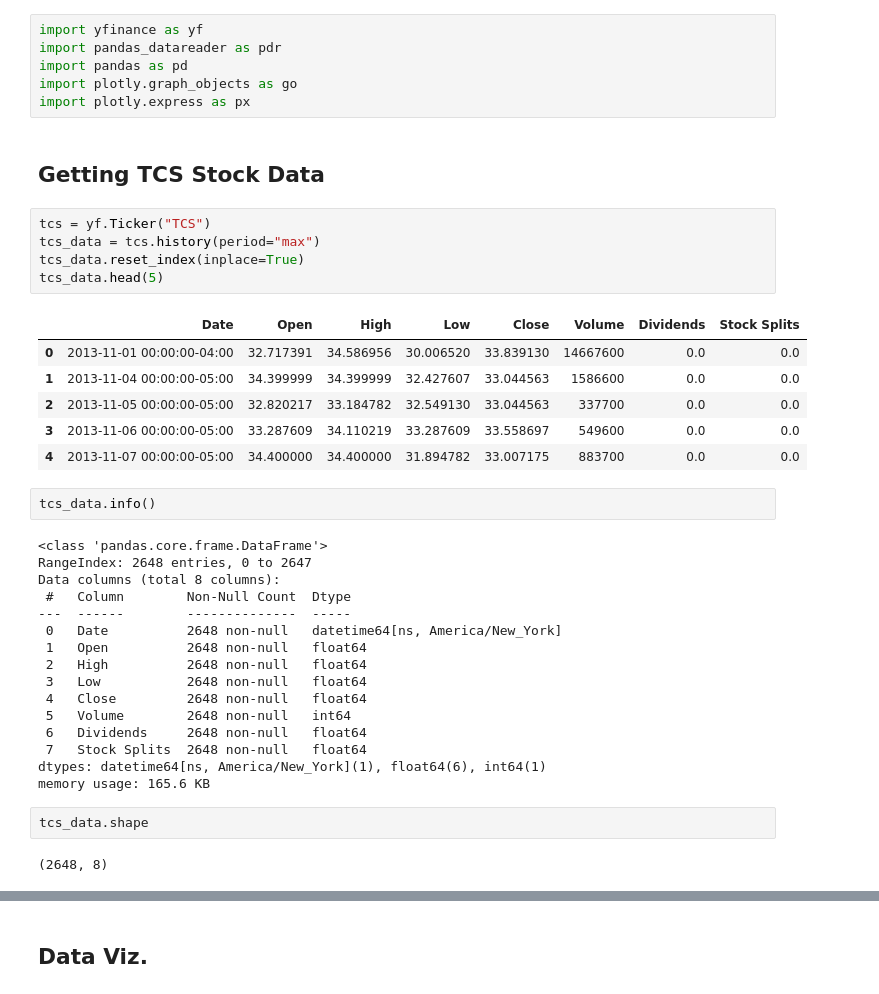
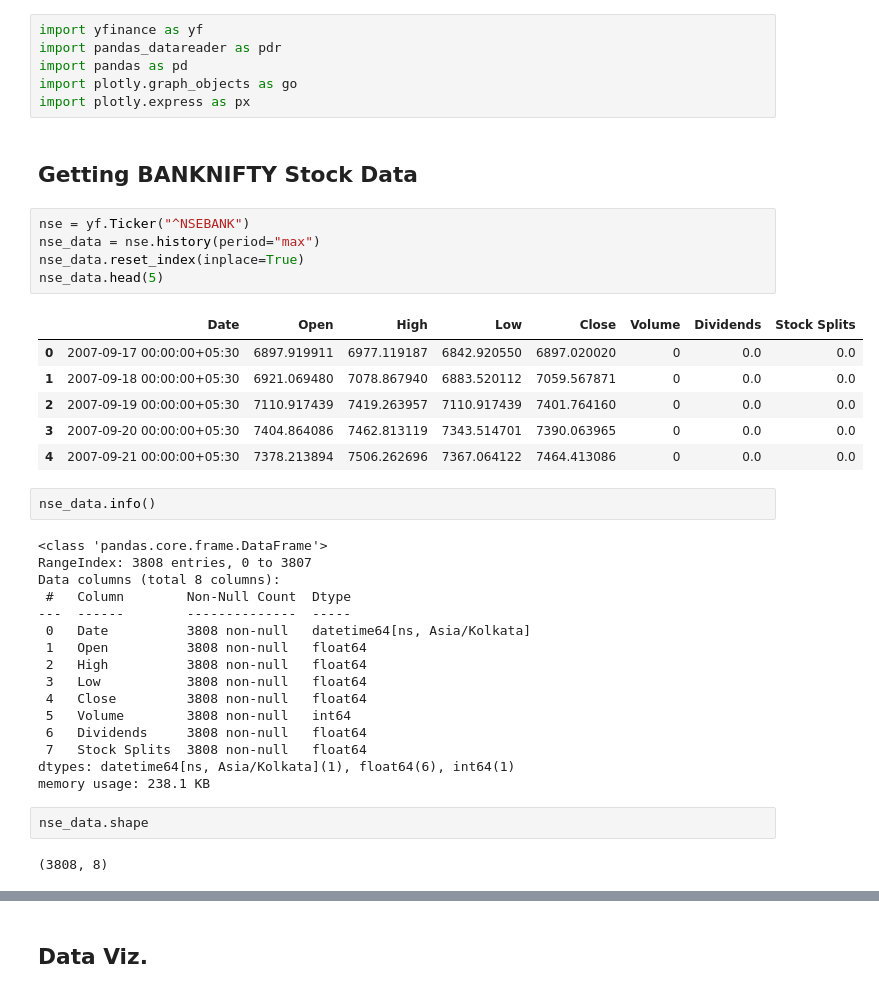
Before and after one commit to VamshiKrsna/Quantalytics, a Jupyter notebook: research.ipynb, the cells around one changed output, grey strips where cells are left out. Drawn from its saved outputs; the diff is of its cells as text.

```diff
--- a/research.ipynb
+++ b/research.ipynb
@@ -38,39 +11,39 @@ import pandas as pd
 import plotly.graph_objects as go
 import plotly.express as px
 # %% [markdown]
-## Getting TCS Stock Data
+## Getting BANKNIFTY Stock Data
 # %%
-tcs = yf.Ticker("TCS")
-tcs_data = tcs.history(period="max")
-tcs_data.reset_index(inplace=True)
-tcs_data.head(5)
+nse = yf.Ticker("^NSEBANK")
+nse_data = nse.history(period="max")
+nse_data.reset_index(inplace=True)
+nse_data.head(5)
 # %% [output]
 |  | Date | Open | High | Low | Close | Volume | Dividends | Stock Splits |
-| 0 | 2013-11-01 00:00:00-04:00 | 32.717391 | 34.586956 | 30.006520 | 33.839130 | 14667600 | 0.0 | 0.0 |
-| 1 | 2013-11-04 00:00:00-05:00 | 34.399999 | 34.399999 | 32.427607 | 33.044563 | 1586600 | 0.0 | 0.0 |
-| 2 | 2013-11-05 00:00:00-05:00 | 32.820217 | 33.184782 | 32.549130 | 33.044563 | 337700 | 0.0 | 0.0 |
-| 3 | 2013-11-06 00:00:00-05:00 | 33.287609 | 34.110219 | 33.287609 | 33.558697 | 549600 | 0.0 | 0.0 |
-| 4 | 2013-11-07 00:00:00-05:00 | 34.400000 | 34.400000 | 31.894782 | 33.007175 | 883700 | 0.0 | 0.0 |
+| 0 | 2007-09-17 00:00:00+05:30 | 6897.919911 | 6977.119187 | 6842.920550 | 6897.020020 | 0 | 0.0 | 0.0 |
+| 1 | 2007-09-18 00:00:00+05:30 | 6921.069480 | 7078.867940 | 6883.520112 | 7059.567871 | 0 | 0.0 | 0.0 |
+| 2 | 2007-09-19 00:00:00+05:30 | 7110.917439 | 7419.263957 | 7110.917439 | 7401.764160 | 0 | 0.0 | 0.0 |
+| 3 | 2007-09-20 00:00:00+05:30 | 7404.864086 | 7462.813119 | 7343.514701 | 7390.063965 | 0 | 0.0 | 0.0 |
+| 4 | 2007-09-21 00:00:00+05:30 | 7378.213894 | 7506.262696 | 7367.064122 | 7464.413086 | 0 | 0.0 | 0.0 |
 # %%
-tcs_data.info()
+nse_data.info()
 # %% [output]
 <class 'pandas.core.frame.DataFrame'>
-RangeIndex: 2648 entries, 0 to 2647
+RangeIndex: 3808 entries, 0 to 3807
 Data columns (total 8 columns):
  #   Column        Non-Null Count  Dtype
 ---  ------        --------------  -----
- 0   Date          2648 non-null   datetime64[ns, America/New_York]
- 1   Open          2648 non-null   float64
- 2   High          2648 non-null   float64
- 3   Low           2648 non-null   float64
- 4   Close         2648 non-null   float64
- 5   Volume        2648 non-null   int64
- 6   Dividends     2648 non-null   float64
- 7   Stock Splits  2648 non-null   float64
-dtypes: datetime64[ns, America/New_York](1), float64(6), int64(1)
-memory usage: 165.6 KB
+ 0   Date          3808 non-null   datetime64[ns, Asia/Kolkata]
+ 1   Open          3808 non-null   float64
+ 2   High          3808 non-null   float64
+ 3   Low           3808 non-null   float64
+ 4   Close         3808 non-null   float64
+ 5   Volume        3808 non-null   int64
+ 6   Dividends     3808 non-null   float64
+ 7   Stock Splits  3808 non-null   float64
+dtypes: datetime64[ns, Asia/Kolkata](1), float64(6), int64(1)
+memory usage: 238.1 KB
 # %%
-tcs_data.shape
+nse_data.shape
 # %% [output]
-(2648, 8)
+(3808, 8)
 # %%
```
Also changed, not shown: parts of 12 cells of this notebook.
